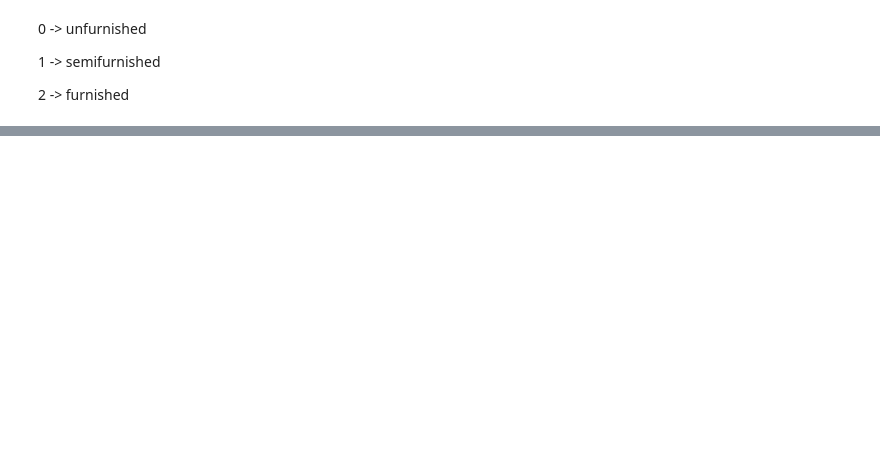
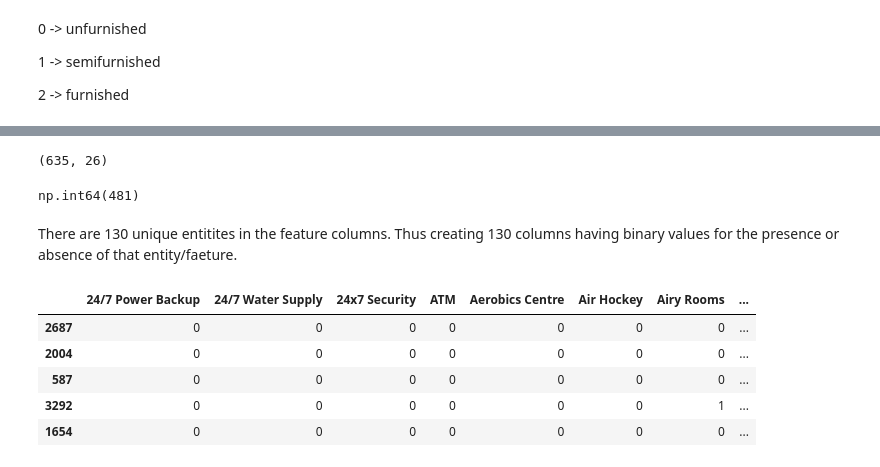
Before and after one commit to Tanwar-Aastha/Property-price-prediction, a Jupyter notebook: notebook/Feature Engineering/feature_engineering.ipynb, the cells around one changed output, grey strips where cells are left out. Cells and saved outputs as stored; diff of their text form; code cells hidden in the pictures; blank space fills up the shorter version.

```diff
--- a/notebook/Feature Engineering/feature_engineering.ipynb
+++ b/notebook/Feature Engineering/feature_engineering.ipynb
@@ -432,0 +469,19 @@ data.sample(5)[['furnishDetails','furnishing_type']]
+# %%
+# creating a temp_df having missing values of features in original data
+temp_df = data[data['features'].isnull()]
+# %%
+# shape of temp_df
+temp_df.shape
+# %% [output]
+(635, 26)
+# %%
+# merging the appartment_df to temp_df
+x = temp_df.merge(appartment_df, how='left', left_on='society', right_on='PropertyName')['TopFacilities']
+# %%
+data.loc[temp_df.index, 'features'] = x.values
+# %%
+data['features'].isnull().sum()
+# %% [output]
+np.int64(481)
+# %% [markdown]
+There are 130 unique entitites in the feature columns. Thus creating 130 columns having binary values for the presence or absence of that entity/faeture.
@@ -432,0 +501,9 @@ data.sample(5)[['furnishDetails','furnishing_type']]
+# %%
+features_binary_df.sample(5)
+# %% [output]
+|  | 24/7 Power Backup | 24/7 Water Supply | 24x7 Security | ATM | Aerobics Centre | Air Hockey | Airy Rooms | ... |
+| 2687 | 0 | 0 | 0 | 0 | 0 | 0 | 0 | ... |
+| 2004 | 0 | 0 | 0 | 0 | 0 | 0 | 0 | ... |
+| 587 | 0 | 0 | 0 | 0 | 0 | 0 | 0 | ... |
+| 3292 | 0 | 0 | 0 | 0 | 0 | 0 | 1 | ... |
+| 1654 | 0 | 0 | 0 | 0 | 0 | 0 | 0 | ... |
```
Also changed, not shown: parts of 25 cells of this notebook, 2 other files.
